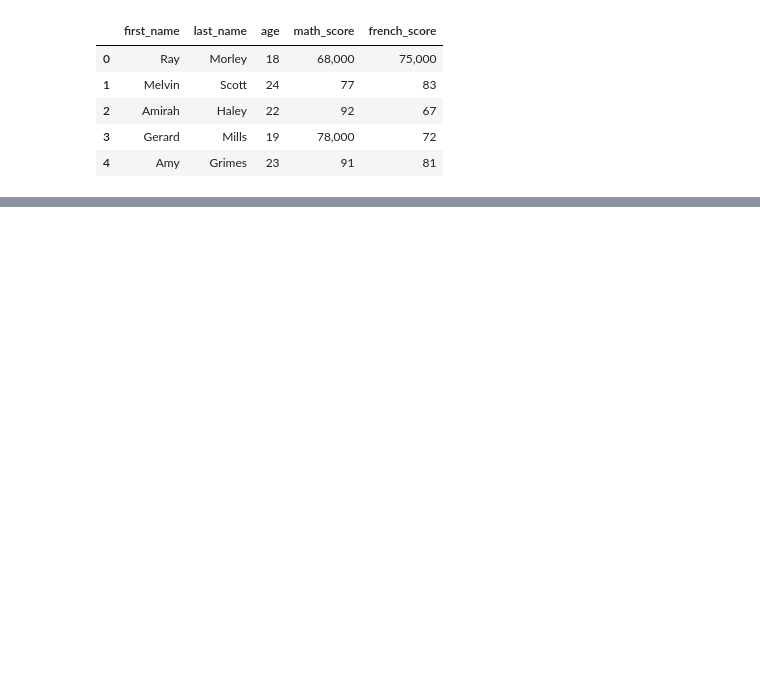
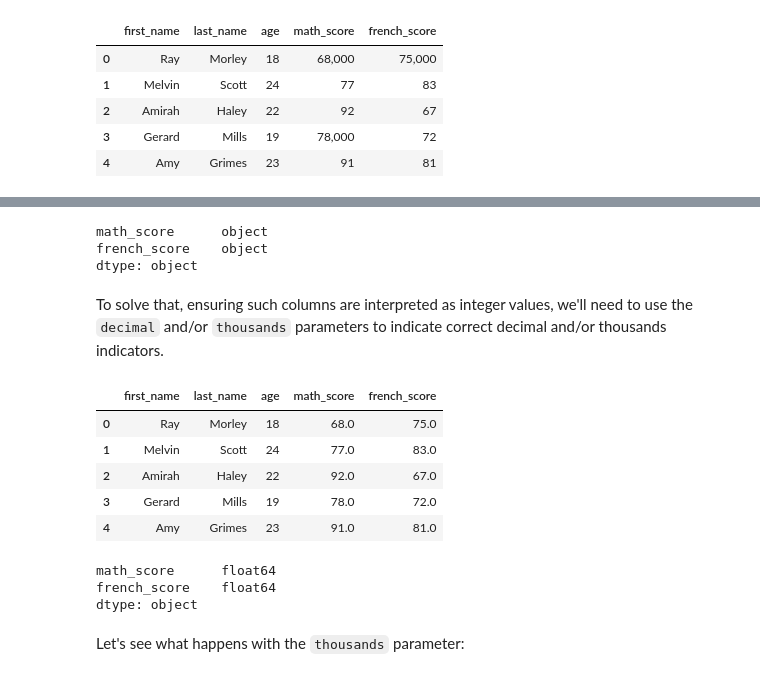
Before and after one commit to muhammadhananbaloch/Data-Analysis, a Jupyter notebook: Reading Data/Reading Data Introduction.ipynb, the cells around one changed output, grey strips where cells are left out. Drawn from its saved outputs; the diff is of its cells as text; code cells hidden in the pictures; blank space fills up the shorter version.

Commit message:
Custom numeric decimal/thousands characters transform with ','.

```diff
--- a/Reading Data/Reading Data Introduction.ipynb
+++ b/Reading Data/Reading Data Introduction.ipynb
@@ -431,0 +463,29 @@ exam_df
+# %%
+exam_df[['math_score', 'french_score']].dtypes
+# %% [output]
+math_score      object
+french_score    object
+dtype: object
+# %% [markdown]
+To solve that, ensuring such columns are interpreted as integer values, we'll need to use the `decimal` and/or `thousands` parameters to indicate correct decimal and/or thousands indicators.
+# %%
+exam_df = pd.read_csv('exam_review.csv',
+                      sep='>',
+                      decimal=',')
+# %%
+exam_df
+# %% [output]
+|  | first_name | last_name | age | math_score | french_score |
+| 0 | Ray | Morley | 18 | 68.0 | 75.0 |
+| 1 | Melvin | Scott | 24 | 77.0 | 83.0 |
+| 2 | Amirah | Haley | 22 | 92.0 | 67.0 |
+| 3 | Gerard | Mills | 19 | 78.0 | 72.0 |
+| 4 | Amy | Grimes | 23 | 91.0 | 81.0 |
+# %%
+exam_df[['math_score', 'french_score']].dtypes
+# %% [output]
+math_score      float64
+french_score    float64
+dtype: object
+# %% [markdown]
+Let's see what happens with the `thousands` parameter:
```
Also changed, not shown: parts of 7 cells of this notebook.
